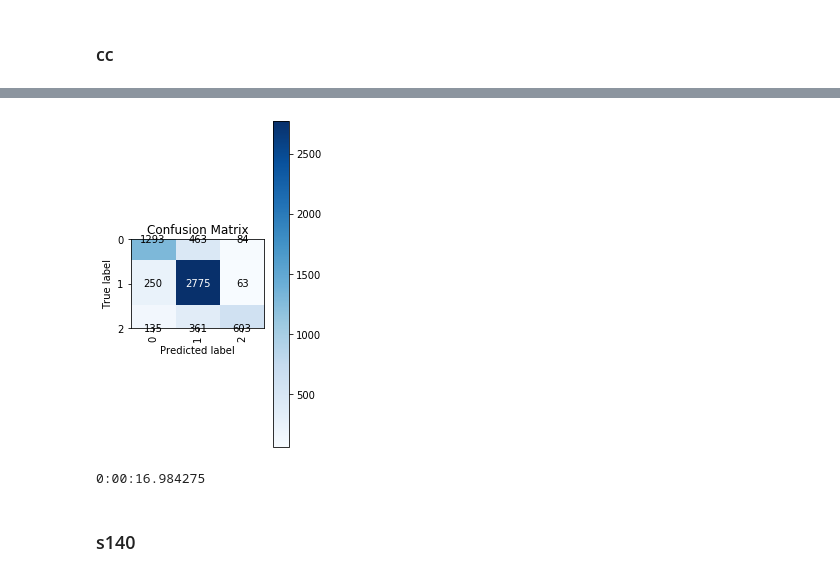
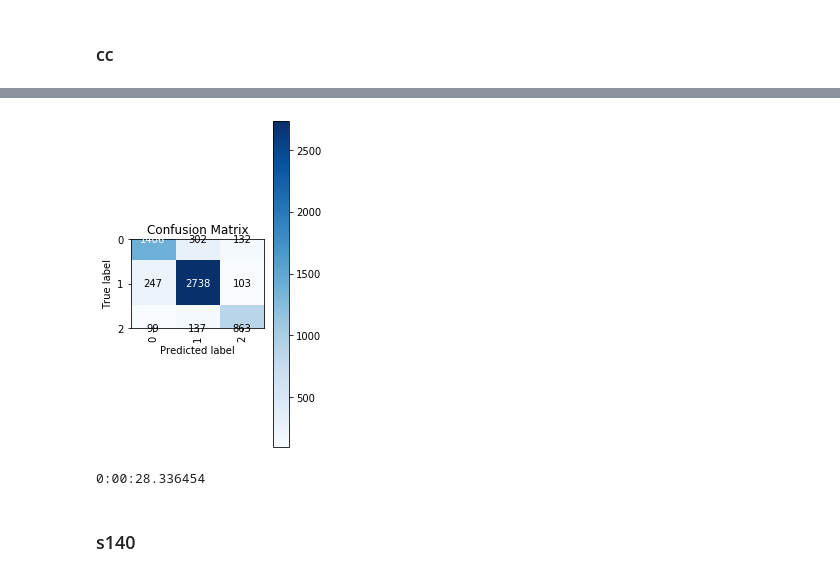
Before and after one commit to gbaril/project_ift6390, a Jupyter notebook: 4_NN.ipynb, the cells around one changed output, grey strips where cells are left out. Drawn from its saved outputs; the diff is of its cells as text; code cells hidden in the pictures.

```diff
--- a/4_NN.ipynb
+++ b/4_NN.ipynb
@@ -259,10 +279,20 @@ a=datetime.datetime.now()
 #x,y = mr_tf_idf, mr['target']
 x,y = cc_tf_idf, cc['target']
 
-ccNN=nn
-ccNN.train(x, y, 5)
+ccNN=nn()
+ccNN.train(x, y, 10)
 cc_y, cc_pred=ccNN.predict(x)
 confusion(cc_y,cc_pred)
 
+import pickle
+
+pickling_on = open("ccNN.pkl","wb")
+pickle.dump(ccNN, pickling_on)
+pickling_on.close()
+
+pickling_on = open("trained_on_CC_tested_on_CC.pkl","wb")
+pickle.dump((cc_y,cc_pred), pickling_on)
+pickling_on.close()
+
 print(datetime.datetime.now()-a)
 # %% [output]
@@ -279,5 +319,5 @@ Epoch 5/5
-[figure, old version]
+[figure, new version]
-0:00:16.984275
+0:00:28.336454
 # %% [markdown]
 ### s140
 # %%
```
Also changed, not shown: parts of 17 cells of this notebook, 2 other files.
